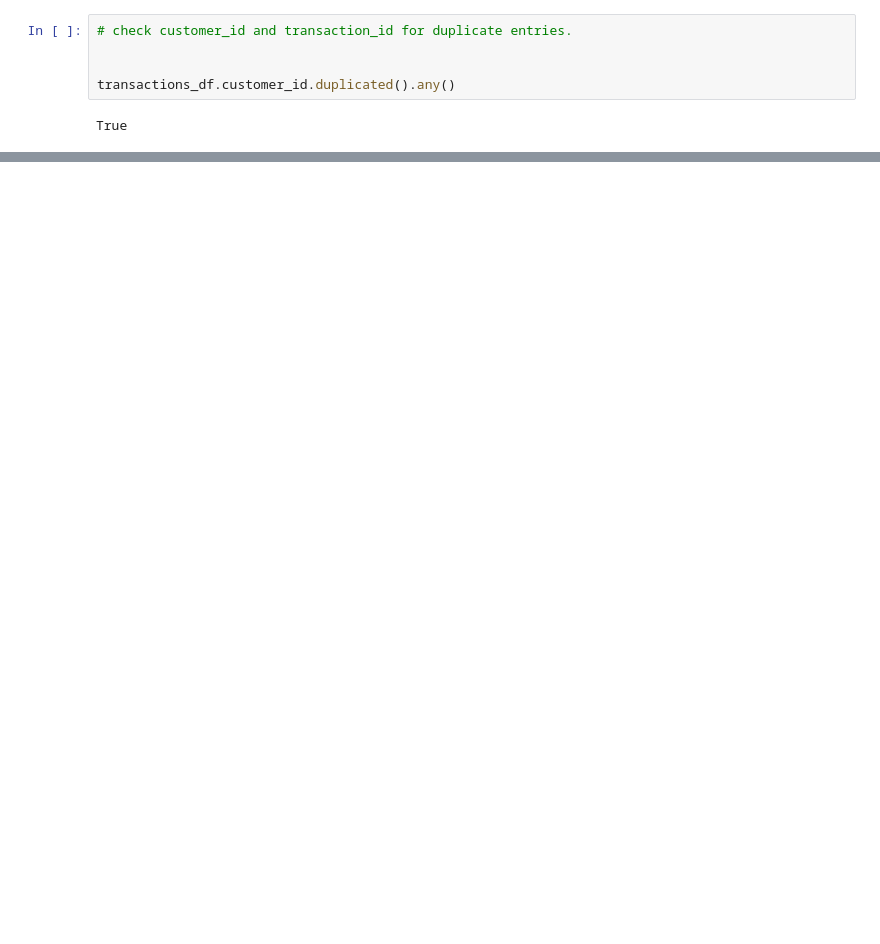
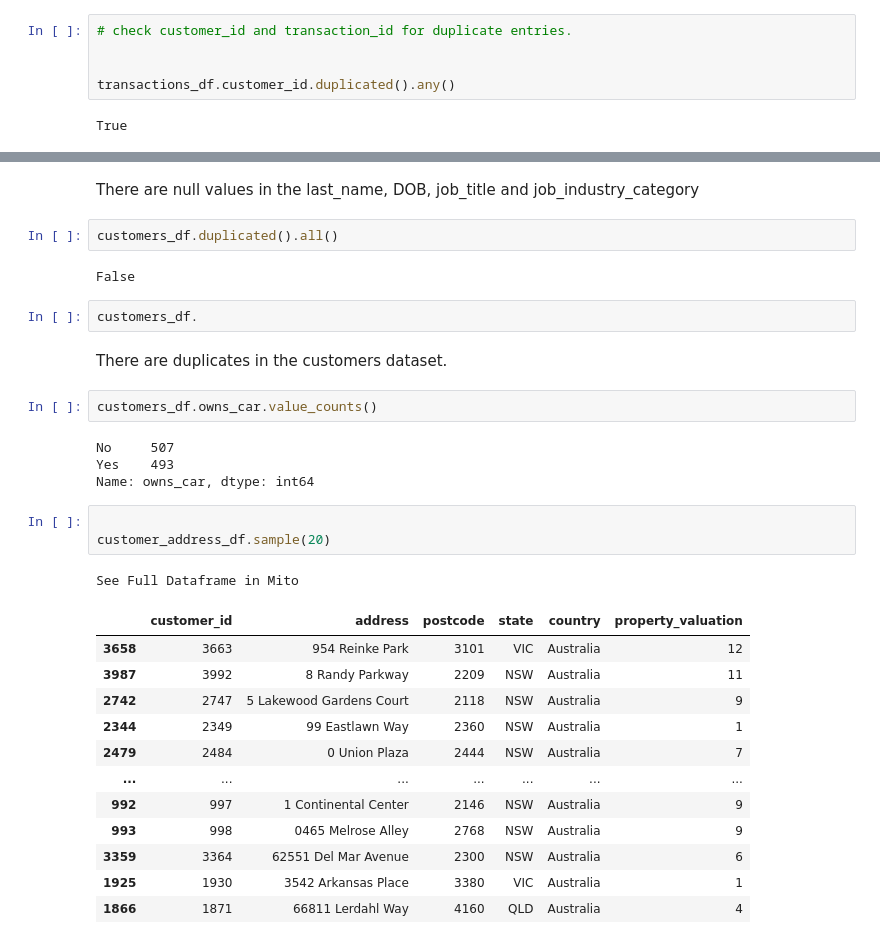
Before and after one commit to stormzee/-KPMG-Data-Analytics-Virtual-Internship, a Jupyter notebook: Data quality assessment.ipynb, the cells around one changed output, grey strips where cells are left out. Saved outputs shown, nothing was run; the diff lists cells and outputs as text; blank space fills up the shorter version.

```diff
--- a/Data quality assessment.ipynb
+++ b/Data quality assessment.ipynb
@@ -194,0 +215,33 @@ There are 1000 customers in the customers dataset
+# %% [markdown]
+There are null values in the last_name, DOB, job_title and job_industry_category
+# %%
+customers_df.duplicated().all()
+# %% [output]
+False
+# %%
+customers_df.
+# %% [markdown]
+There are duplicates in the customers dataset.
+# %%
+customers_df.owns_car.value_counts()
+# %% [output]
+No     507
+Yes    493
+Name: owns_car, dtype: int64
+# %%
+
+customer_address_df.sample(20)
+# %% [output]
+See Full Dataframe in Mito
+|  | customer_id | address | postcode | state | country | property_valuation |
+| 3658 | 3663 | 954 Reinke Park | 3101 | VIC | Australia | 12 |
+| 3987 | 3992 | 8 Randy Parkway | 2209 | NSW | Australia | 11 |
+| 2742 | 2747 | 5 Lakewood Gardens Court | 2118 | NSW | Australia | 9 |
+| 2344 | 2349 | 99 Eastlawn Way | 2360 | NSW | Australia | 1 |
+| 2479 | 2484 | 0 Union Plaza | 2444 | NSW | Australia | 7 |
+| ... | ... | ... | ... | ... | ... | ... |
+| 992 | 997 | 1 Continental Center | 2146 | NSW | Australia | 9 |
+| 993 | 998 | 0465 Melrose Alley | 2768 | NSW | Australia | 9 |
+| 3359 | 3364 | 62551 Del Mar Avenue | 2300 | NSW | Australia | 6 |
+| 1925 | 1930 | 3542 Arkansas Place | 3380 | VIC | Australia | 1 |
+| 1866 | 1871 | 66811 Lerdahl Way | 4160 | QLD | Australia | 4 |
```
Also changed, not shown: parts of 32 cells of this notebook.
